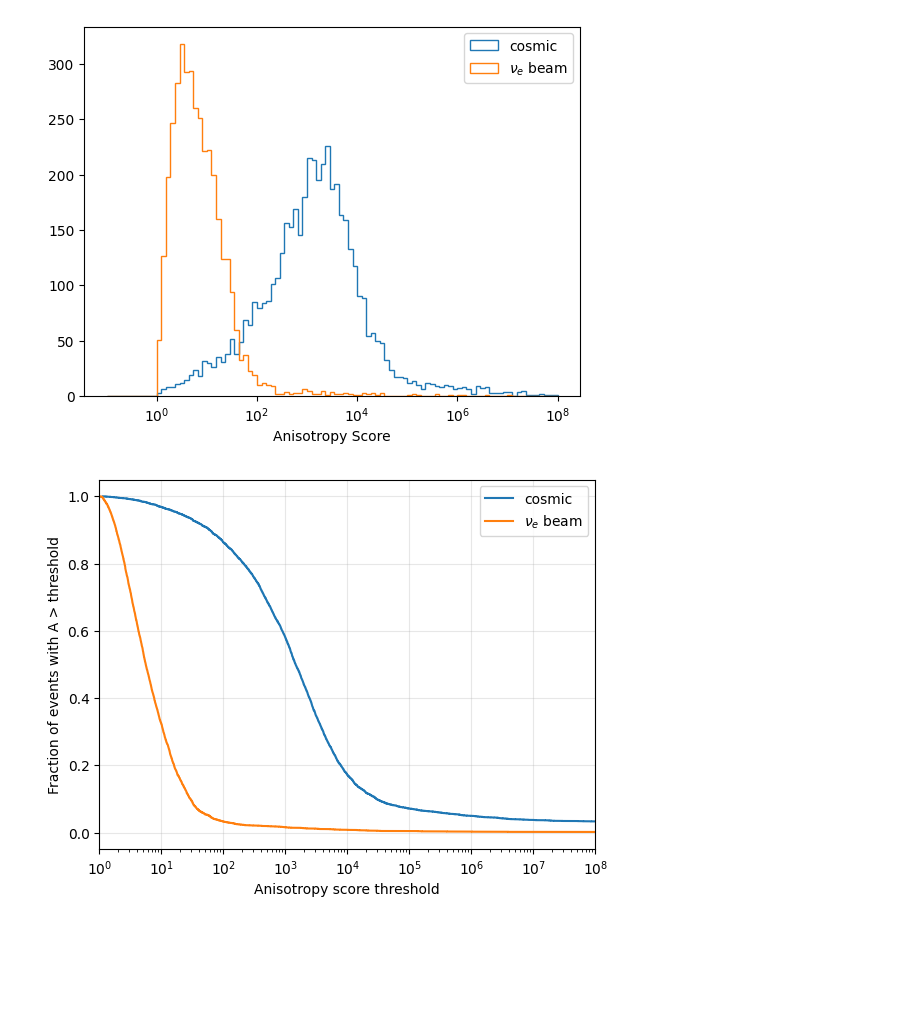
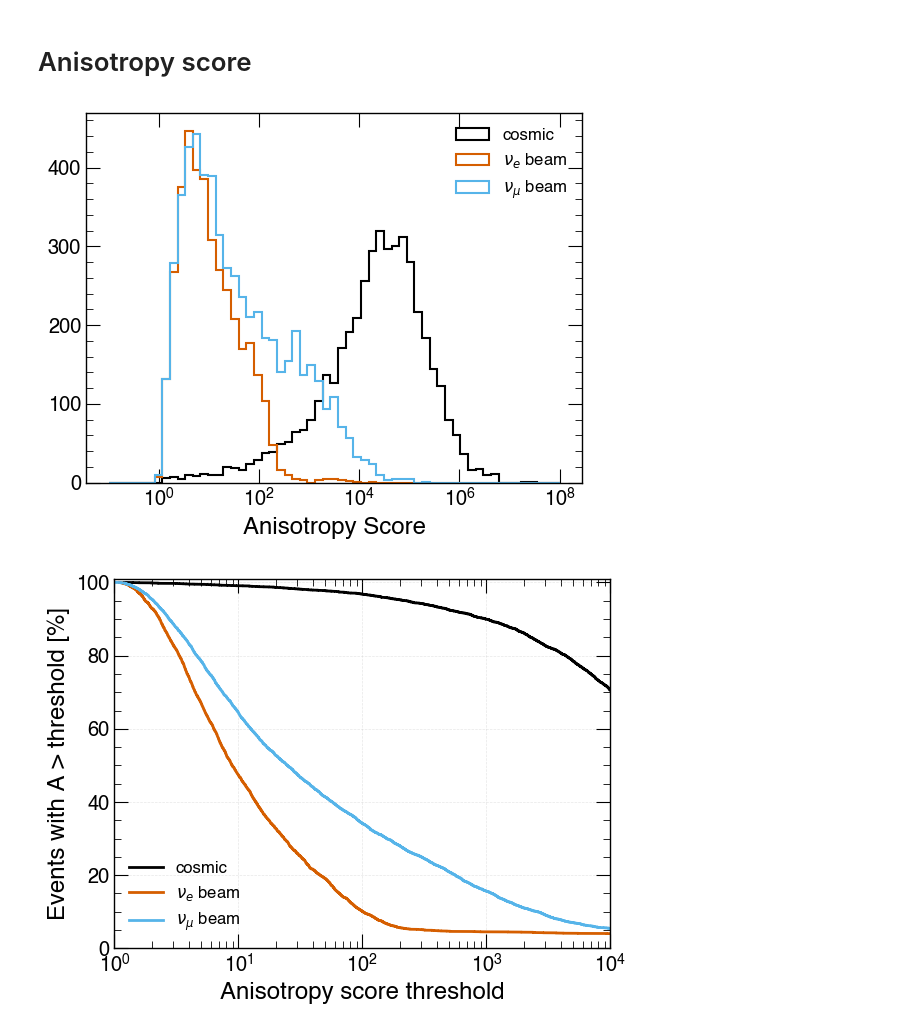
Before and after one commit to kwawrows/fd-hd-benchmark-trigger, a Jupyter notebook: CosmicTaggerTest.ipynb, the cells around one changed output. Drawn from its saved outputs; the diff is of its cells as text; code cells hidden in the pictures; blank space fills up the shorter version.

```diff
--- a/CosmicTaggerTest.ipynb
+++ b/CosmicTaggerTest.ipynb
@@ -4,3 +4,6 @@ import matplotlib.pyplot as plt
 import pandas as pd
 import warnings
 warnings.filterwarnings('ignore')
+
+import dunestyle.matplotlib as dunestyle
+colors = plt.rcParams['axes.prop_cycle'].by_key()['color']
@@ -165,4 +145,7 @@ Partial line     :  anisotropy=80.08, boundary=1
 # %%
 tps= pd.read_pickle("./trig_data/cosmics/cosmic_tps_13k_view2_1.pkl")
+nutps = pd.read_pickle("./../fd-hd-benchmark-trigger/trigger_data/beam_chunks/nue_TPs_cbgd_12.pkl")
+numutps = pd.read_pickle("./../fd-hd-benchmark-trigger/trigger_data/beam_chunks/numu_TPs_cbgd_12.pkl")
 
-nutps = pd.read_pickle("./../fd-hd-benchmark-trigger/trigger_data/beam_chunks/nue_TPs_cbgd_12.pkl")
+#tps= pd.read_pickle("./trig_data/cosmics/cosmic_tps_13k_view2_3.pkl")
+#nutps = pd.read_pickle("./../fd-hd-benchmark-trigger/trigger_data/beam_chunks/nue_TPs_cbgd_11.pkl")
@@ -222,0 +152,2 @@ beam_anisotropy_scores = nutps.groupby("event").apply(get_anisotropy)
+# %% [markdown]
+# Anisotropy score
@@ -223,30 +199,32 @@ beam_anisotropy_scores = nutps.groupby("event").apply(get_anisotropy)
 # %%
-bins = np.logspace(-1,8, 100)
-plt.hist(cosmic_anisotropy_scores,bins=bins, histtype='step', label = 'cosmic' )
-plt.hist(beam_anisotropy_scores, bins =bins, histtype='step' , label = r'$\nu_e$ beam')
+
+bins = np.logspace(-1,8, 60)
+plt.hist(cosmic_anisotropy_scores_3d,bins=bins, histtype='step', label = 'cosmic' )
+plt.hist(beam_anisotropy_scores_3d, bins =bins, histtype='step' , label = r'$\nu_e$ beam')
+plt.hist(beamnumu_anisotropy_scores_3d, bins =bins, histtype='step' , label = r'$\nu_{\mu}$ beam')
+
 plt.legend()
 plt.xscale('log')
 plt.xlabel("Anisotropy Score")
 plt.show()
 # %% [output]
-[figure, old version]
+[figure, new version]
 # %%
+
 bins = np.logspace(-1, 8, 100)
 
-for scores, label in [
-    (cosmic_anisotropy_scores, "cosmic"),
-    (beam_anisotropy_scores, r"$\nu_e$ beam")
-]:
+for scores, label in [(cosmic_anisotropy_scores_3d, "cosmic"), (beam_anisotropy_scores_3d, r"$\nu_e$ beam"), (beamnumu_anisotropy_scores_3d, r"$\nu_{\mu}$ beam")]:
     scores = np.sort(scores)
     frac = 1 - np.arange(len(scores)) / len(scores)
-    plt.step(scores, frac, where="post", label=label)
+    plt.step(scores, 100*frac, where="post", label=label)
 
 plt.xscale("log")
 plt.xlabel("Anisotropy score threshold")
-plt.ylabel("Fraction of events with A > threshold")
+plt.ylabel("Events with A > threshold [%]")
 plt.legend()
 plt.grid(alpha=0.3)
-plt.xlim(1,1e8)
+plt.xlim(1,1e4)
+plt.ylim(0,101)
 plt.show()
 # %% [output]
-[figure, old version]
+[figure, new version]
```
Also changed, not shown: parts of 31 cells of this notebook.
